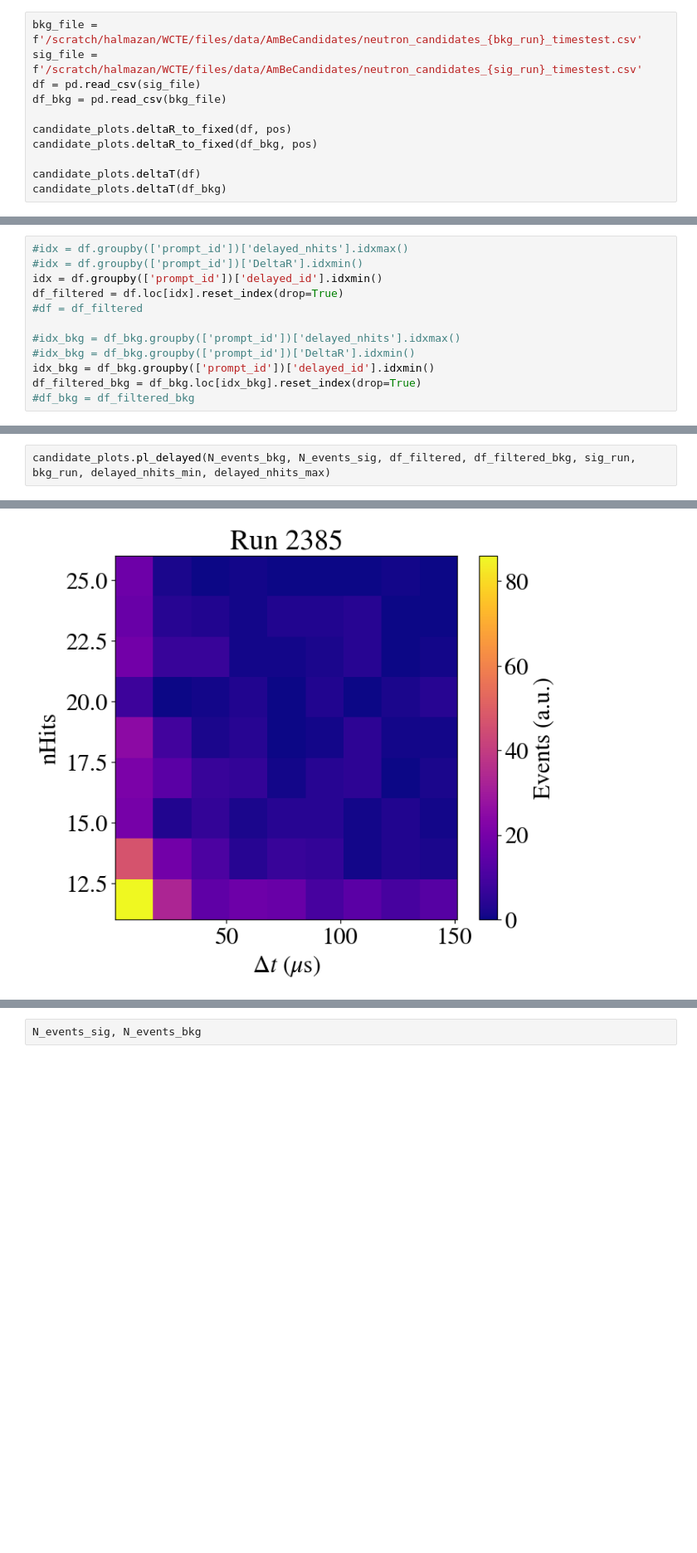
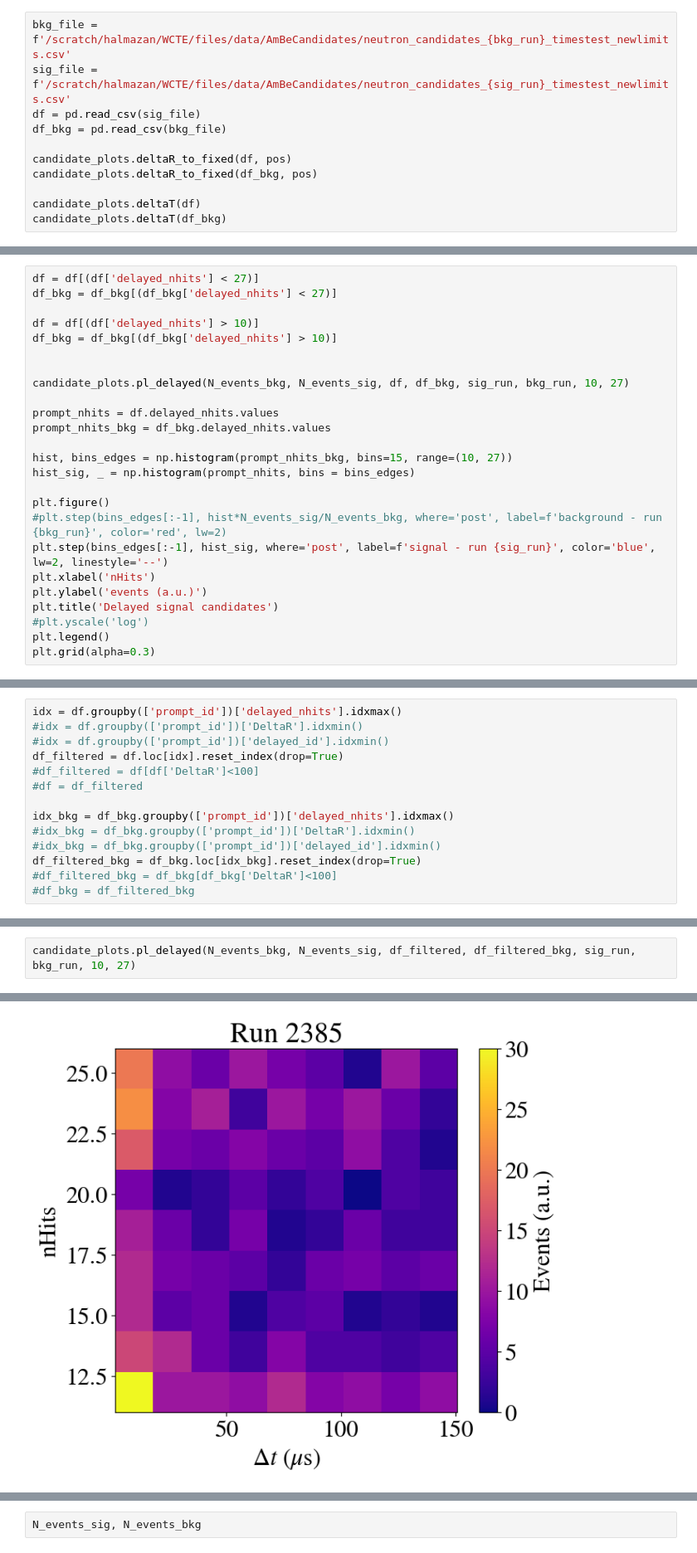
Before and after one commit to halmamol/ACES, a Jupyter notebook: jupyter_nb/CandidateEvents_onetime.ipynb, the cells around one changed output, grey strips where cells are left out. Shown at 83% size. Cells and saved outputs as stored; diff of their text form; blank space fills up the shorter version.

```diff
--- a/jupyter_nb/CandidateEvents_onetime.ipynb
+++ b/jupyter_nb/CandidateEvents_onetime.ipynb
@@ -55,6 +68,6 @@ delayed_nhits_max = 30  # Maximum number of hits for delayed candidates
 # %%
-bkg_file = f'/scratch/halmazan/WCTE/files/data/AmBeCandidates/neutron_candidates_{bkg_run}_timestest.csv'
-sig_file = f'/scratch/halmazan/WCTE/files/data/AmBeCandidates/neutron_candidates_{sig_run}_timestest.csv'
+bkg_file = f'/scratch/halmazan/WCTE/files/data/AmBeCandidates/neutron_candidates_{bkg_run}_timestest_newlimits.csv'
+sig_file = f'/scratch/halmazan/WCTE/files/data/AmBeCandidates/neutron_candidates_{sig_run}_timestest_newlimits.csv'
 df = pd.read_csv(sig_file)
 df_bkg = pd.read_csv(bkg_file)
 
@@ -216,0 +238,25 @@ candidate_plots.pl_delayed(N_events_bkg, N_events_sig, df, df_bkg, sig_run, bkg_
+# %%
+df = df[(df['delayed_nhits'] < 27)]
+df_bkg = df_bkg[(df_bkg['delayed_nhits'] < 27)]
+
+df = df[(df['delayed_nhits'] > 10)]
+df_bkg = df_bkg[(df_bkg['delayed_nhits'] > 10)]
+
+
+candidate_plots.pl_delayed(N_events_bkg, N_events_sig, df, df_bkg, sig_run, bkg_run, 10, 27)
+
+prompt_nhits = df.delayed_nhits.values
+prompt_nhits_bkg = df_bkg.delayed_nhits.values
+
+hist, bins_edges = np.histogram(prompt_nhits_bkg, bins=15, range=(10, 27))
+hist_sig, _ = np.histogram(prompt_nhits, bins = bins_edges)
+
+plt.figure()
+#plt.step(bins_edges[:-1], hist*N_events_sig/N_events_bkg, where='post', label=f'background - run {bkg_run}', color='red', lw=2)
+plt.step(bins_edges[:-1], hist_sig, where='post', label=f'signal - run {sig_run}', color='blue', lw=2, linestyle='--')
+plt.xlabel('nHits')
+plt.ylabel('events (a.u.)')
+plt.title('Delayed signal candidates')
+#plt.yscale('log')
+plt.legend()
+plt.grid(alpha=0.3)
@@ -237,12 +303,14 @@ df
 # %%
-#idx = df.groupby(['prompt_id'])['delayed_nhits'].idxmax()
+idx = df.groupby(['prompt_id'])['delayed_nhits'].idxmax()
 #idx = df.groupby(['prompt_id'])['DeltaR'].idxmin()
-idx = df.groupby(['prompt_id'])['delayed_id'].idxmin()
+#idx = df.groupby(['prompt_id'])['delayed_id'].idxmin()
 df_filtered = df.loc[idx].reset_index(drop=True)
+#df_filtered = df[df['DeltaR']<100]
 #df = df_filtered
 
-#idx_bkg = df_bkg.groupby(['prompt_id'])['delayed_nhits'].idxmax()
+idx_bkg = df_bkg.groupby(['prompt_id'])['delayed_nhits'].idxmax()
 #idx_bkg = df_bkg.groupby(['prompt_id'])['DeltaR'].idxmin()
-idx_bkg = df_bkg.groupby(['prompt_id'])['delayed_id'].idxmin()
+#idx_bkg = df_bkg.groupby(['prompt_id'])['delayed_id'].idxmin()
 df_filtered_bkg = df_bkg.loc[idx_bkg].reset_index(drop=True)
+#df_filtered_bkg = df_bkg[df_bkg['DeltaR']<100]
 #df_bkg = df_filtered_bkg
@@ -249,3 +333,3 @@ df_filtered_bkg = df_bkg.loc[idx_bkg].reset_index(drop=True)
 # %%
-candidate_plots.pl_delayed(N_events_bkg, N_events_sig, df_filtered, df_filtered_bkg, sig_run, bkg_run, delayed_nhits_min, delayed_nhits_max)
+candidate_plots.pl_delayed(N_events_bkg, N_events_sig, df_filtered, df_filtered_bkg, sig_run, bkg_run, 10, 27)
 # %% [output]
@@ -253,4 +337,4 @@ candidate_plots.pl_delayed(N_events_bkg, N_events_sig, df_filtered, df_filtered_
-[figure, old version]
+[figure, new version]
 # %%
 candidate_plots.pl_prompt(N_events_bkg, N_events_sig, df, df_bkg, sig_run, bkg_run, prompt_nhits_min, prompt_nhits_max, prompt_t_rms_min, prompt_t_rms_max)
 # %% [output]
```
Also changed, not shown: parts of 33 cells of this notebook, 3 other files.
